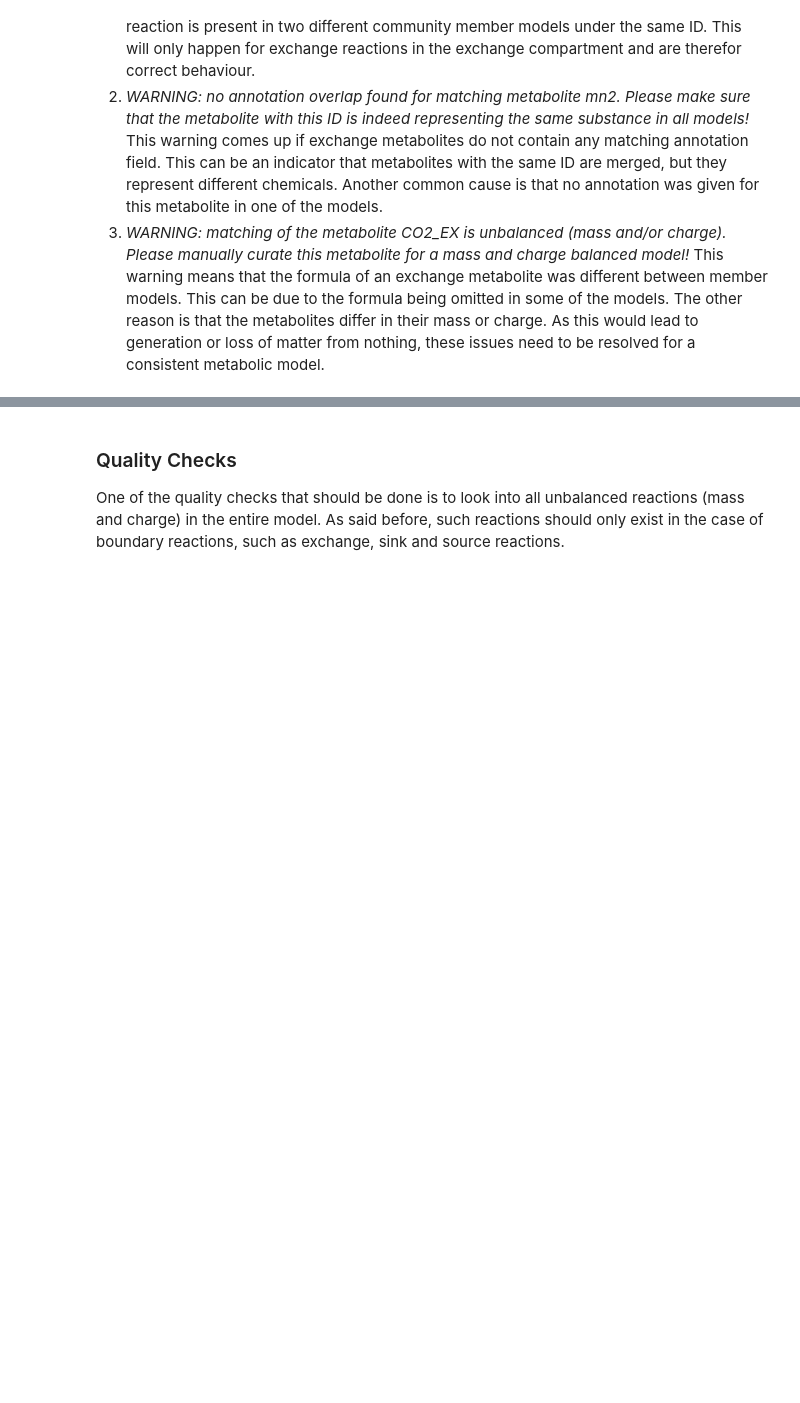
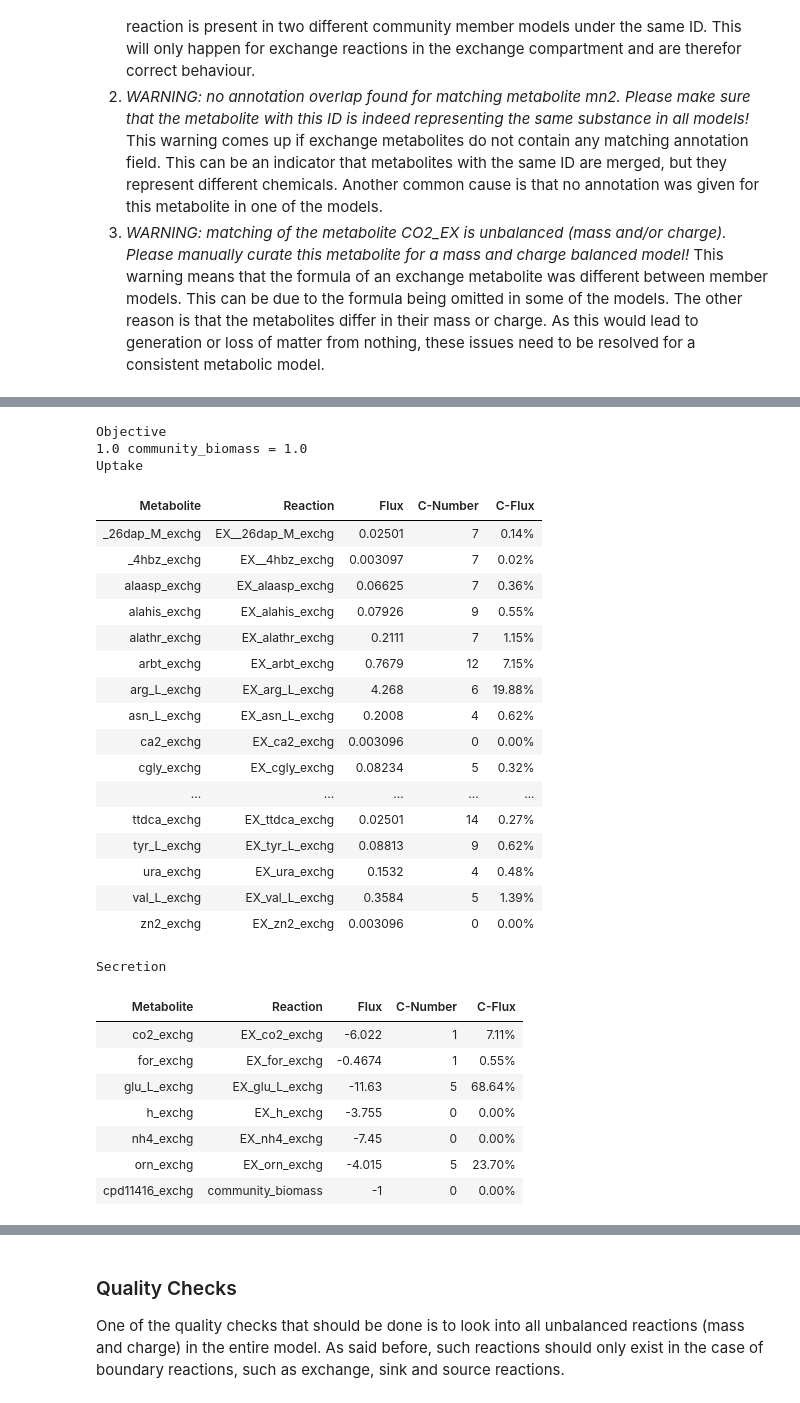
Before and after one commit to univieCUBE/PyCoMo, a Jupyter notebook: tutorial/PyCoMo_basics.ipynb, the cells around one changed output, grey strips where cells are left out. Saved outputs shown, nothing was run; the diff lists cells and outputs as text; code cells hidden in the pictures; blank space fills up the shorter version.

```diff
--- a/tutorial/PyCoMo_basics.ipynb
+++ b/tutorial/PyCoMo_basics.ipynb
@@ -267,0 +210,32 @@ The output of the community model creation contains quite some lines of info and
+# %%
+com_model_obj.summary()
+# %% [output]
+Objective
+1.0 community_biomass = 1.0
+Uptake
+| Metabolite | Reaction | Flux | C-Number | C-Flux |
+| _26dap_M_exchg | EX__26dap_M_exchg | 0.02501 | 7 | 0.14% |
+| _4hbz_exchg | EX__4hbz_exchg | 0.003097 | 7 | 0.02% |
+| alaasp_exchg | EX_alaasp_exchg | 0.06625 | 7 | 0.36% |
+| alahis_exchg | EX_alahis_exchg | 0.07926 | 9 | 0.55% |
+| alathr_exchg | EX_alathr_exchg | 0.2111 | 7 | 1.15% |
+| arbt_exchg | EX_arbt_exchg | 0.7679 | 12 | 7.15% |
+| arg_L_exchg | EX_arg_L_exchg | 4.268 | 6 | 19.88% |
+| asn_L_exchg | EX_asn_L_exchg | 0.2008 | 4 | 0.62% |
+| ca2_exchg | EX_ca2_exchg | 0.003096 | 0 | 0.00% |
+| cgly_exchg | EX_cgly_exchg | 0.08234 | 5 | 0.32% |
+| ... | ... | ... | ... | ... |
+| ttdca_exchg | EX_ttdca_exchg | 0.02501 | 14 | 0.27% |
+| tyr_L_exchg | EX_tyr_L_exchg | 0.08813 | 9 | 0.62% |
+| ura_exchg | EX_ura_exchg | 0.1532 | 4 | 0.48% |
+| val_L_exchg | EX_val_L_exchg | 0.3584 | 5 | 1.39% |
+| zn2_exchg | EX_zn2_exchg | 0.003096 | 0 | 0.00% |
+Secretion
+| Metabolite | Reaction | Flux | C-Number | C-Flux |
+| co2_exchg | EX_co2_exchg | -6.022 | 1 | 7.11% |
+| for_exchg | EX_for_exchg | -0.4674 | 1 | 0.55% |
+| glu_L_exchg | EX_glu_L_exchg | -11.63 | 5 | 68.64% |
+| h_exchg | EX_h_exchg | -3.755 | 0 | 0.00% |
+| nh4_exchg | EX_nh4_exchg | -7.45 | 0 | 0.00% |
+| orn_exchg | EX_orn_exchg | -4.015 | 5 | 23.70% |
+| cpd11416_exchg | community_biomass | -1 | 0 | 0.00% |
```
Also changed, not shown: parts of 29 cells of this notebook, 3 other files.
